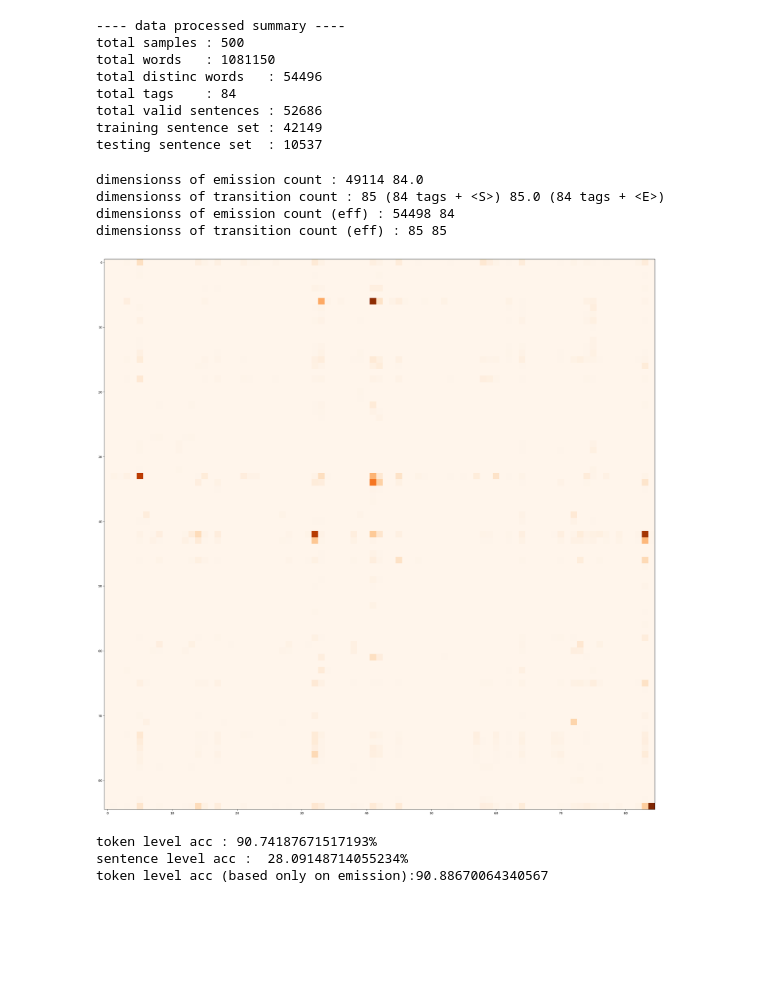
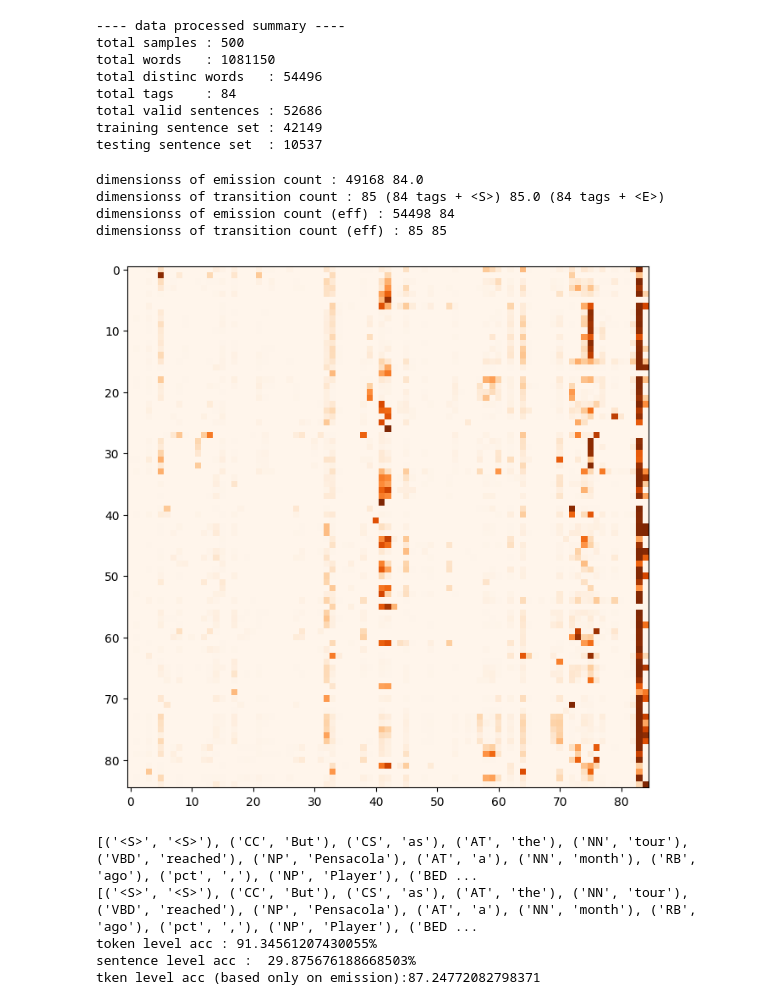
Before and after one commit to chidam333/pos, a Jupyter notebook: project.ipynb, the cells around one changed output. Saved outputs shown, nothing was run; the diff lists cells and outputs as text; code cells hidden in the pictures; blank space fills up the shorter version.

```diff
--- a/project.ipynb
+++ b/project.ipynb
@@ -202,6 +202,24 @@ for i,rows in enumerate(emission_arr):
 for i,rows in enumerate(transition_arr):
     transition_arr[i] = transition_arr[i]/ transition_arr[i].sum()
 
+#Finding the emissions transition and start probabilities
+
+real_emission = copy.deepcopy(tag_dict)
+for w in emission_count:
+    for t in emission_count[w]:
+        real_emission[t] += emission_count[w][t]
+for w in emission_count:
+    for t in emission_count[w]:
+        emission_count[w][t] = emission_count[w][t]/real_emission[t]
+
+start_prob = {}
+for s in transition_count['<S>']:
+    start_prob[s] = transition_count['<S>'][s]/sum(transition_count['<S>'].values())
+for prev in transition_count:
+    # if prev == '<S>':
+    #     continue
+    for s in transition_count[prev]:
+        transition_count[prev][s] = transition_count[prev][s]/sum(transition_count[prev].values())
 # coded up an inefficent way of finding the dimmensions
 
 avg_emm_val = 0
@@ -217,36 +235,36 @@ print(f'dimensionss of transition count : {len(transition_count)} (84 tags + <S>
 
 # effiencent way
 print(f'dimensionss of emission count (eff) : {len(emission_arr)} {len(emission_arr[0])}')
 print(f'dimensionss of transition count (eff) : {len(transition_arr)} {len(transition_arr[0])}')
 
 emission_arr[49086].sum()
 
 # VISUALIZATION
 
 trans_cnt_arr = [[transition_count[tag][v] for v in transition_count[tag]] for tag in transition_count]
-plt.figure(figsize=(32,32)) # :) if you want to look at larger image maybe put (16,16) or (32,32)
+plt.figure(figsize=(8,8)) # :) if you want to look at larger image maybe put (16,16) or (32,32)
 plt.imshow(trans_cnt_arr,cmap='Oranges')
 arr_tags = ['S'];arr_tags.extend([key for key in pos_tag_map.keys()]);arr_tags.append('<E>')
 
 # Not sure what i wanted to do :P (it's modified version of visuzation code) ⚠️
 
 # for r in trans_cnt_arr:
 #     print(r)
 # plt.figure(figsize=(16,16))
 # plt.imshow(trans_cnt_arr,cmap='Oranges')
 # arr_tags = ['S'];arr_tags.extend([key for key in pos_tag_map.keys()]);arr_tags.append('<E>')
 # for i in arr_tags[:-1]:
 #     for j in arr_tags[1:]:
 #         chstr = i+j
 #         plt.text(j,i,chstr,ha="center",va="bottom",color="gray")
 #         plt.text(j,i,transition_count[i][j],ha="center",va="top",color="gray")
 # plt.show()
 # %% [output]
-dimensionss of emission count : 49114 84.0
+dimensionss of emission count : 49168 84.0
 dimensionss of transition count : 85 (84 tags + <S>) 85.0 (84 tags + <E>)
 dimensionss of emission count (eff) : 54498 84
 dimensionss of transition count (eff) : 85 85
-[figure, old version]
+[figure, new version]
 # %%
 # (Failure) i converted the hashmap to array, thinking it will be easy to manupulate array  ⚠️
 # I am facing indexing issue (i did verify it above with the emission count len)  ⚠️
@@ -289,9 +307,9 @@ def viterbi(sentence,emission_count,transition_count,states):
 
 # FOR CHECKING AND TESTING
 
-# ans = viterbi(tst_sentences[0],emission_count,transition_count,list(states))
-# print(list(zip(ans,tst_sentences[0]["words"])))
-# print(list(zip(tst_sentences[0]["tags"],tst_sentences[0]["words"])))
+ans = viterbi(tst_sentences[0],emission_count,transition_count,list(states))
+print(list(zip(ans,tst_sentences[0]["words"])))
+print(list(zip(tst_sentences[0]["tags"],tst_sentences[0]["words"])))
 
 def accuracy(tst_sentences,emission_count,transition_count,states):
     corr_emi = 0
@@ -319,8 +337,10 @@ def accuracy(tst_sentences,emission_count,transition_count,states):
     return (t_acc,s_acc,te_acc)
 
 (t_acc,s_acc,te_acc) = accuracy(tst_sentences,emission_count,transition_count,states)
-print(f'token level acc : {t_acc}% \nsentence level acc :  {s_acc}%\ntoken level acc (based only on emission):{te_acc}')
+print(f'token level acc : {t_acc}% \nsentence level acc :  {s_acc}%\ntken level acc (based only on emission):{te_acc}')
 # %% [output]
-token level acc : 90.74187671517193%
-sentence level acc :  28.09148714055234%
-token level acc (based only on emission):90.88670064340567
+[('<S>', '<S>'), ('CC', 'But'), ('CS', 'as'), ('AT', 'the'), ('NN', 'tour'), ('VBD', 'reached'), ('NP', 'Pensacola'), ('AT', 'a'), ('NN', 'month'), ('RB', 'ago'), ('pct', ','), ('NP', 'Player'), ('BED ...
+[('<S>', '<S>'), ('CC', 'But'), ('CS', 'as'), ('AT', 'the'), ('NN', 'tour'), ('VBD', 'reached'), ('NP', 'Pensacola'), ('AT', 'a'), ('NN', 'month'), ('RB', 'ago'), ('pct', ','), ('NP', 'Player'), ('BED ...
+token level acc : 91.34561207430055%
+sentence level acc :  29.875676188668503%
+tken level acc (based only on emission):87.24772082798371
```
Also changed, not shown: parts of 1 cell of this notebook.
